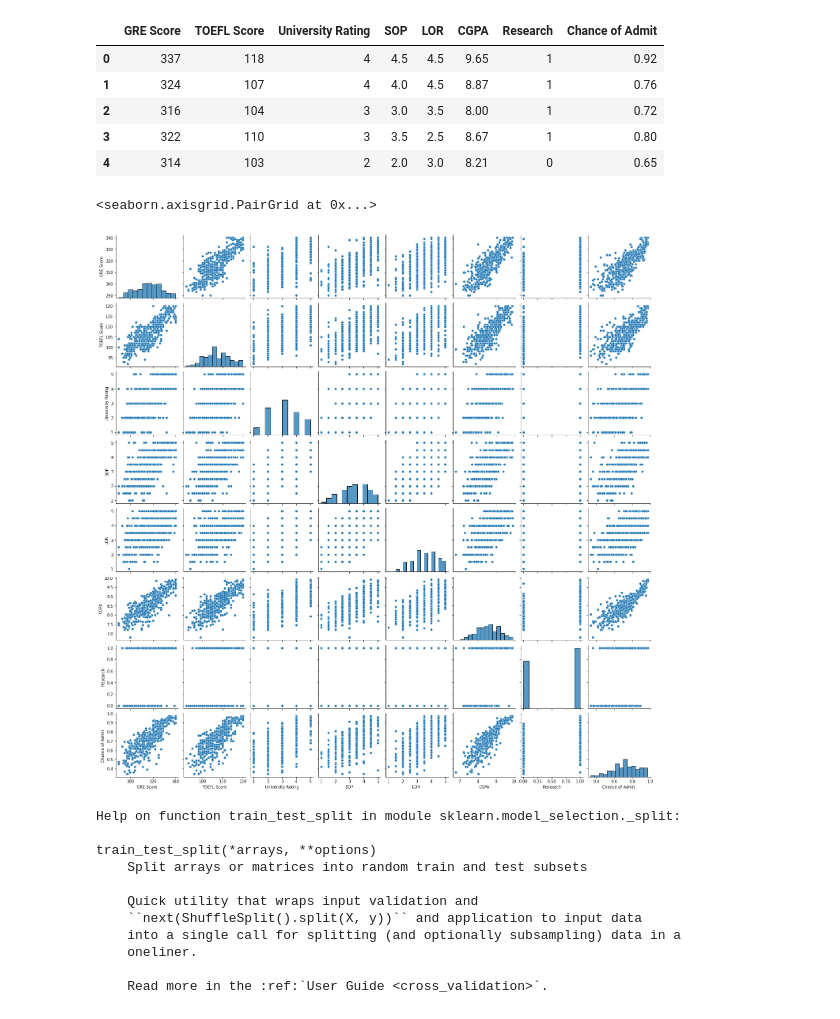
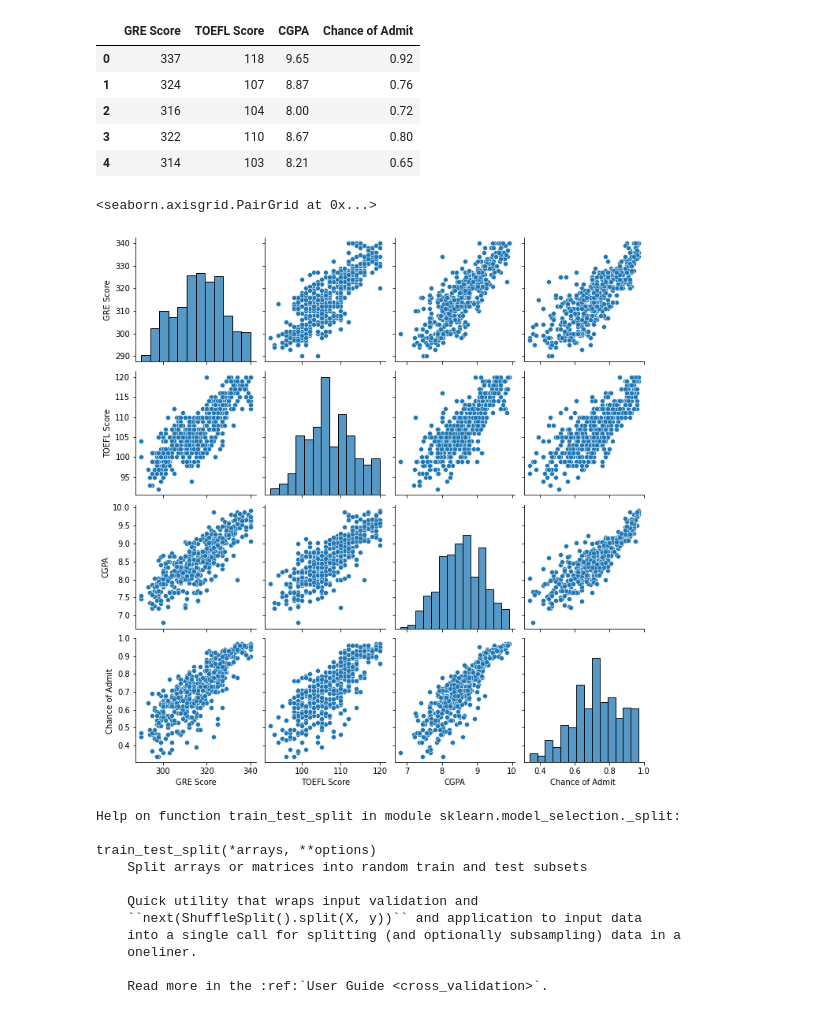
Before and after one commit to data-science-tsb/practice-tensorflow, a Jupyter notebook: tf2/01_Keras_Basics.ipynb, the cells around one changed output. Drawn from its saved outputs; the diff is of its cells as text; code cells hidden in the pictures.

```diff
--- a/tf2/01_Keras_Basics.ipynb
+++ b/tf2/01_Keras_Basics.ipynb
@@ -20,19 +20,19 @@ WARNING: Running pip as root will break packages and permissions. You should ins
 WARNING: You are using pip version 21.1.1; however, version 21.2.4 is available.
 You should consider upgrading via the '/usr/local/bin/python3.7 -m pip install --upgrade pip' command.
 # %%
-df = pd.read_csv('../data/Admission_Predict.csv').drop(['Serial No.'], axis=1)
+df = pd.read_csv('../data/Admission_Predict.csv').drop(['Serial No.', 'University Rating', 'SOP', 'LOR ', 'Research'], axis=1)
 df.head()
 # %% [output]
-|  | GRE Score | TOEFL Score | University Rating | SOP | LOR | CGPA | Research | Chance of Admit |
-| 0 | 337 | 118 | 4 | 4.5 | 4.5 | 9.65 | 1 | 0.92 |
-| 1 | 324 | 107 | 4 | 4.0 | 4.5 | 8.87 | 1 | 0.76 |
-| 2 | 316 | 104 | 3 | 3.0 | 3.5 | 8.00 | 1 | 0.72 |
-| 3 | 322 | 110 | 3 | 3.5 | 2.5 | 8.67 | 1 | 0.80 |
-| 4 | 314 | 103 | 2 | 2.0 | 3.0 | 8.21 | 0 | 0.65 |
+|  | GRE Score | TOEFL Score | CGPA | Chance of Admit |
+| 0 | 337 | 118 | 9.65 | 0.92 |
+| 1 | 324 | 107 | 8.87 | 0.76 |
+| 2 | 316 | 104 | 8.00 | 0.72 |
+| 3 | 322 | 110 | 8.67 | 0.80 |
+| 4 | 314 | 103 | 8.21 | 0.65 |
 # %%
 sns.pairplot(df)
 # %% [output]
 <seaborn.axisgrid.PairGrid at 0x...>
-[figure, old version]
+[figure, new version]
 # %%
 from sklearn.model_selection import train_test_split
```
Also changed, not shown: parts of 13 cells of this notebook.
